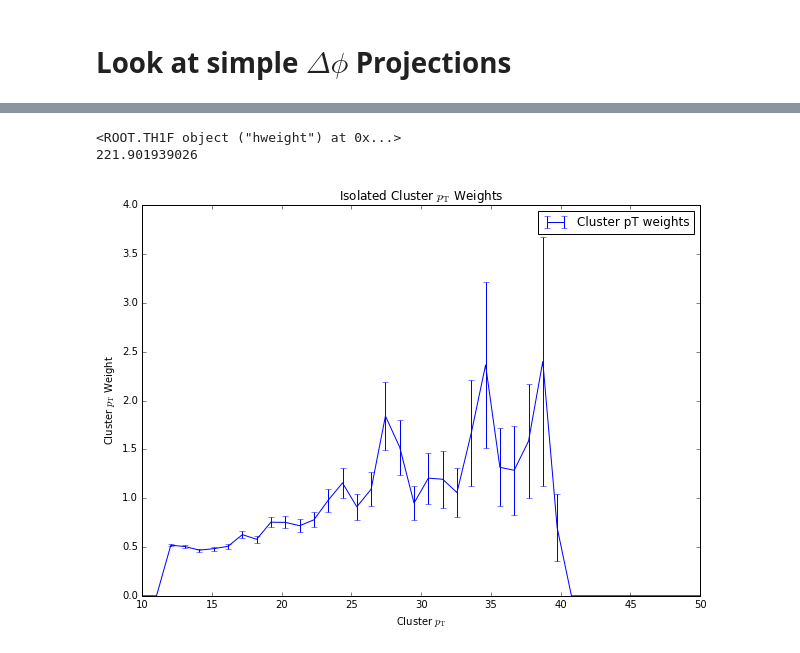
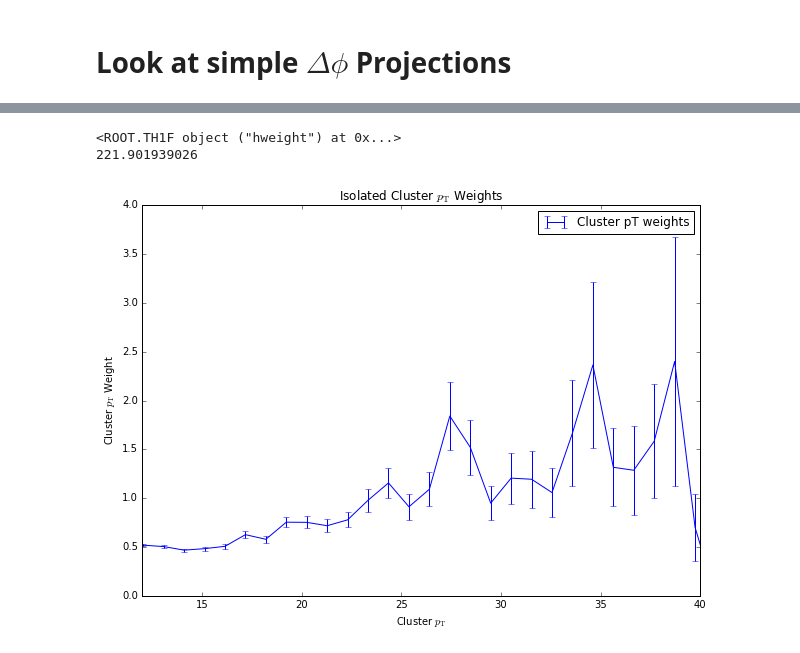
Before and after one commit to ftoralesacosta/GH_Correlations, a Jupyter notebook: Projections_Pairs.ipynb, the cells around one changed output, grey strips where cells are left out. Cells and saved outputs as stored; diff of their text form; code cells hidden in the pictures.

```diff
--- a/Projections_Pairs.ipynb
+++ b/Projections_Pairs.ipynb
@@ -454,31 +451,32 @@ elif (Shower_Shape=="L0"):
 file = ROOT.TFile(File)
 
 SIG = file.Get("hweight")
 print(SIG)
 print(SIG.GetEntries())
 Signal = root_numpy.hist2array(SIG)
 S_Error = np.zeros(40)
 for i in range(1,41):
     S_Error[i-1] = SIG.GetBinError(i)
 
 
 pT_Axis = np.linspace(10,50,40)
 fig = plt.figure(figsize=(10,7))
 
 if (Shower_Shape=="NN"):
     plt.errorbar(pT_Axis,Signal,yerr = S_Error,label="Signal Clusters ($0.5 < NN < 0.85)")
 
 elif (Shower_Shape=="L0"):
     plt.errorbar(pT_Axis,Signal,yerr = S_Error,label="Cluster pT weights")
     plt.title(r"Isolated Cluster $p_{\mathrm{T}}$ Weights")
 
 
 plt.xlabel(r'Cluster $p_{\mathrm{T}}$')
 plt.ylabel(r'Cluster $p_{\mathrm{T}}$ Weight')
+plt.xlim(12,40)
 #plt.ylim(0,1.2)
 plt.legend()
 fig.savefig('pics/Weights.pdf', bbox_inches='tight')
 # %% [output]
 <ROOT.TH1F object ("hweight") at 0x...>
 221.901939026
-[figure, old version]
+[figure, new version]
```
Also changed, not shown: parts of 3 cells of this notebook.
